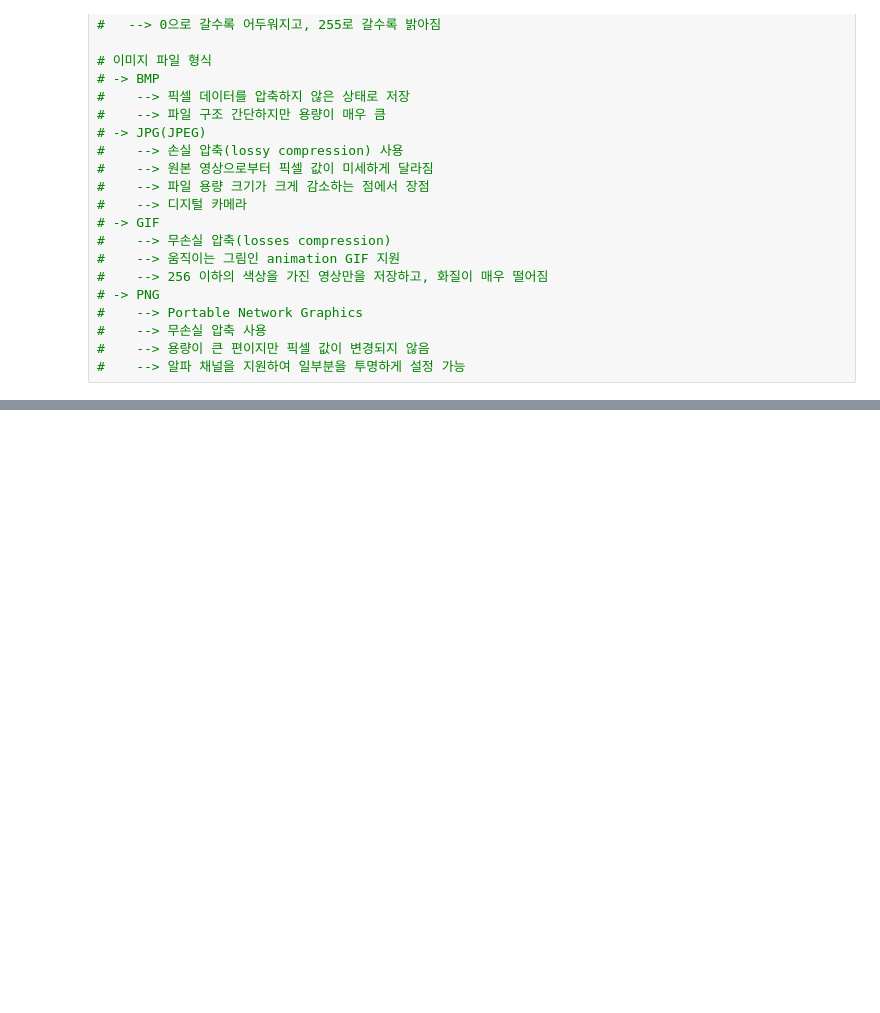
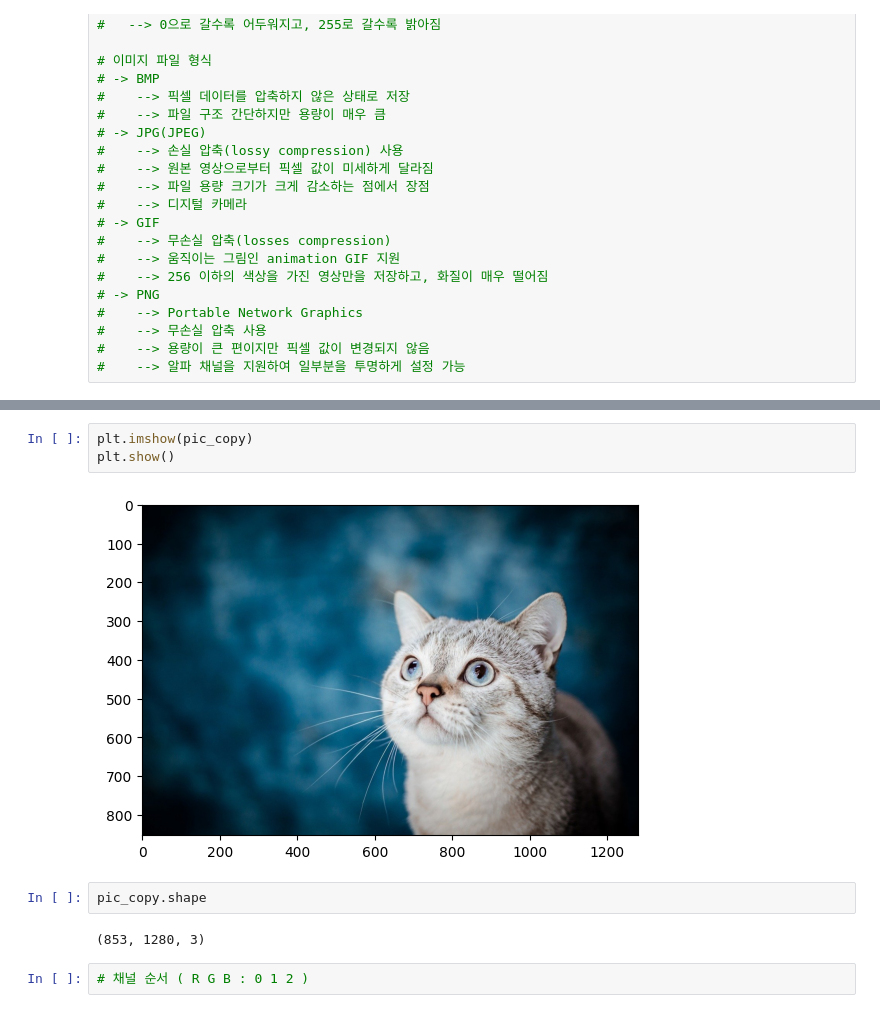
Before and after one commit to hyunsungKR/OpenCV_practice, a Jupyter notebook: OpenCV 한번에 끝내기.ipynb, the cells around one changed output, grey strips where cells are left out. Drawn from its saved outputs; the diff is of its cells as text; blank space fills up the shorter version.

```diff
--- a/OpenCV 한번에 끝내기.ipynb
+++ b/OpenCV 한번에 끝내기.ipynb
@@ -104,0 +182,11 @@
+# %%
+plt.imshow(pic_copy)
+plt.show()
+# %% [output]
+[figure, added]
+# %%
+pic_copy.shape
+# %% [output]
+(853, 1280, 3)
+# %%
+# 채널 순서 ( R G B : 0 1 2 )
```
Also changed, not shown: parts of 29 cells of this notebook.
